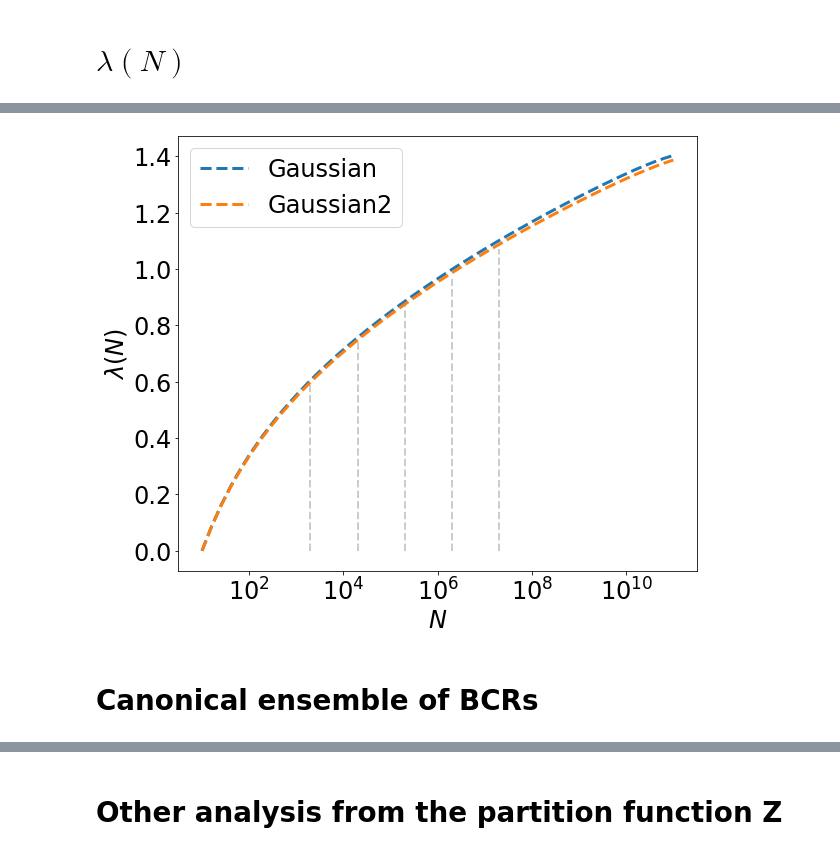
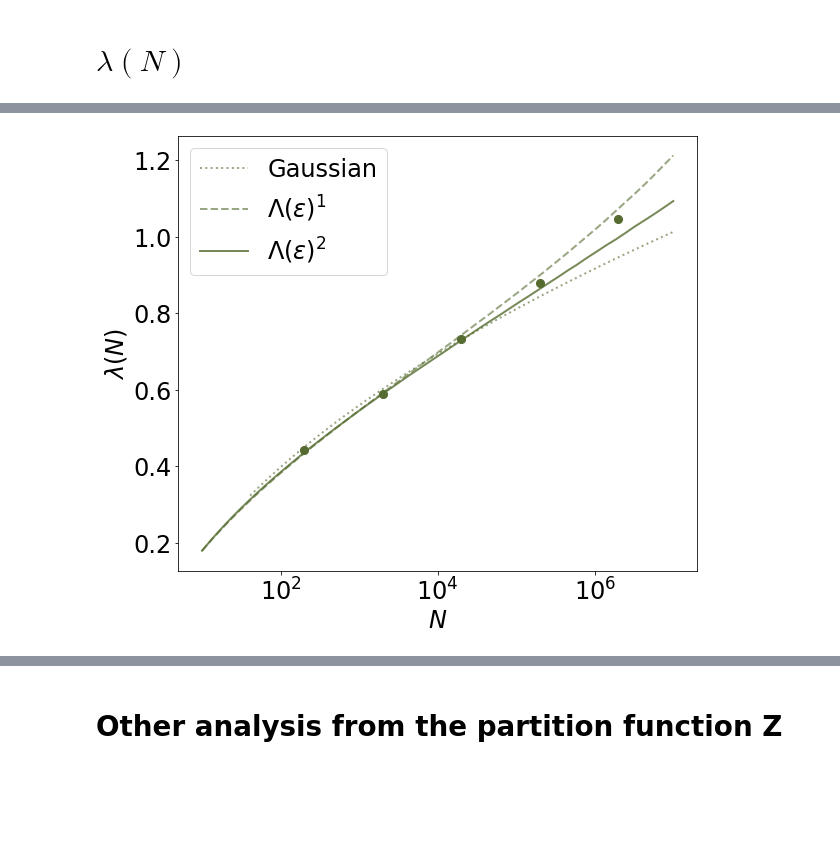
Before and after one commit to rmorantovar/Immune_System, a Jupyter notebook: Jupyter_Notebooks/5_Geometric_exponent.ipynb, the cells around one changed output, grey strips where cells are left out. Saved outputs shown, nothing was run; the diff lists cells and outputs as text; code cells hidden in the pictures; blank space fills up the shorter version.

```diff
--- a/Jupyter_Notebooks/5_Geometric_exponent.ipynb
+++ b/Jupyter_Notebooks/5_Geometric_exponent.ipynb
@@ -416,11 +686,12 @@ min_Es2 = np.array([])
 
 for N in Ns:
     p_min_e = -np.diff((1-np.cumsum(P_e_gaussian(avg_E, var_E, es)*de))**N)/np.diff(es)
-    min_Es1 = np.append(min_Es1, np.sum(es[:-1]*p_min_e*de))
-    min_Es2 = np.append(min_Es2, np.sum(es*P_min_e(N, es)*de))
+    min_Es1 = np.append(min_Es1, np.sum(es[:-1]*p_min_e*de)+3.2)
+    min_Es2 = np.append(min_Es2, np.sum(es*P_min_e(N, es)*de)+3.2)
 
 ax.plot(Ns[::5], min_Es1[::5], linestyle = '', marker = 's', color = 'darkblue')
 ax.plot(Ns, min_Es2, linestyle = '-', marker = '', color = 'darkblue')
+
 ax.hlines([min_E], ax.get_xlim()[0], ax.get_xlim()[1], color = 'grey', linestyle='--')
 #ax.vlines(10**L, ax.get_ylim()[0], ax.get_ylim()[1], color = 'grey', linestyle='--' )
 my_plot_layout(ax=ax, xscale = 'log', yscale = 'linear', ylabel = '$min(\epsilon)$', xlabel = '$N$')
@@ -431,31 +702,48 @@ my_plot_layout(ax=ax, xscale = 'log', yscale = 'linear', ylabel = '$min(\epsilon
 # %%
 fig, ax = plt.subplots(figsize=(10,8), gridspec_kw={'left':0.18})
+
+markers = ['o', '^', '*', 's', 'X']
+exponents_rcs = np.array([])
+vars_rcs = np.array([])
+energy_model='MJ'
+linear = 0
+growth_models = ['exponential', 'linear']
+
+lambda_Ns_file = open(Text_files_path+'Dynamics/Ensemble/lambda_Ns_alpha-%.2f_beta-%.2f_L-%d_'%(alpha, beta, L)+growth_models[linear]+'_'+energy_model+'.pkl','rb')
+data =  pickle.load(lambda_Ns_file)
+lambdas_simulation = data[0]
+vars_rcs_exponent = data[1]
+lambda_Ns_file.close()
+
 lambd_gaussian = np.array([])
-Ns_array = np.logspace(0, 10, 50)
+Ns_array = np.logspace(1, 7, 50)
 Ns = np.array([2e2, 2e3, 2e4, 2e5, 2e6])
+
 for N in Ns_array:
     p_min_e = -np.diff((1-np.cumsum(P_e_gaussian(avg_E, var_E, es)*de))**N)/np.diff(es)
-    avg_min_E = np.sum(es[:-1]*p_min_e*de)
+    avg_min_E = np.sum(es[:-1]*p_min_e*de)+3.2
     lambd_gaussian = np.append(lambd_gaussian, (avg_E-avg_min_E)/var_E)
 
-ax.plot(Ns_array*10, lambd_gaussian, label = 'Gaussian', linestyle = '--', linewidth= 3)
+ax.plot(Ns_array[5:], lambd_gaussian[5:], label = 'Gaussian', linestyle = ':', linewidth= 2, alpha = .6, color = 'darkolivegreen')
 
-lambd_gaussian = np.array([])
+lambd_Lambda = np.array([])
+Us_N = np.array([])
+lambd_Lambda2 = np.array([])
+
 for N in Ns_array:
-    p_min_e = -np.diff((1-np.cumsum(P_e_gaussian(avg_E, var_E, es)*de))**N)/np.diff(es)
-    avg_min_E = np.sum(es*P_min_e(N, es)*de)
-    lambd_gaussian = np.append(lambd_gaussian, (avg_E-avg_min_E)/var_E)
+    avg_min_E = np.sum(es*P_min_e(N, es)*de)+3.2
+    lambd_Lambda = np.append(lambd_Lambda, lambdas[np.where(Us<avg_min_E)[0][-1]])
+    Us_N = np.append(Us_N, Us[np.where(1/np.cumsum(np.exp(s)/(2*np.cumsum(np.exp(s)*dU)[-1])*dU)>N)[0][-1]])
+    lambd_Lambda2 = np.append(lambd_Lambda2, lambdas[np.where(Us<(Us_N[-1]+3.2))[0][-1]])
 
-for N in Ns:
-    ax.vlines(N*10, 0, lambd_gaussian[np.where(Ns_array<N)][-1], color = 'grey', linestyle = '--', linewidth = 2, alpha = .4)
+ax.plot(Ns_array, lambd_Lambda, label = r'$\Lambda(\epsilon) ^1$', linestyle = '--', linewidth= 2, alpha = .6, color = 'darkolivegreen')
+ax.plot(Ns_array, lambd_Lambda2, color = 'darkolivegreen', linewidth = 2, label = r'$\Lambda(\epsilon) ^2$', alpha = .8, linestyle = '-')
 
-
-ax.plot(Ns_array*10, lambd_gaussian, label = 'Gaussian2', linestyle = '--', linewidth= 3)
+for n, N in enumerate(Ns):
+    ax.scatter(N, lambdas_simulation[n], color = 'darkolivegreen', s = 65)
 
 my_plot_layout(ax=ax, xscale = 'log', yscale = 'linear', ylabel = '$\lambda(N)$', xlabel = '$N$')
 ax.legend(fontsize=24)
-fig.savefig('../Figures/5_Geometric_exponent/lambda_N.png')
+fig.savefig('../Figures/5_Geometric_exponent/lambda_N.pdf')
 # %% [output]
-[figure, old version]
+[figure, new version]
-# %% [markdown]
-# Canonical ensemble of BCRs
```
Also changed, not shown: parts of 21 cells of this notebook, 28 other files.
